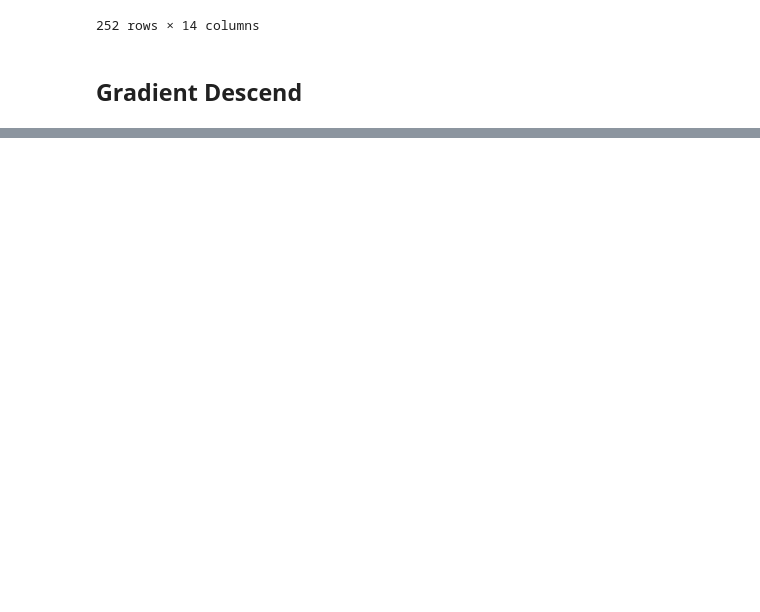
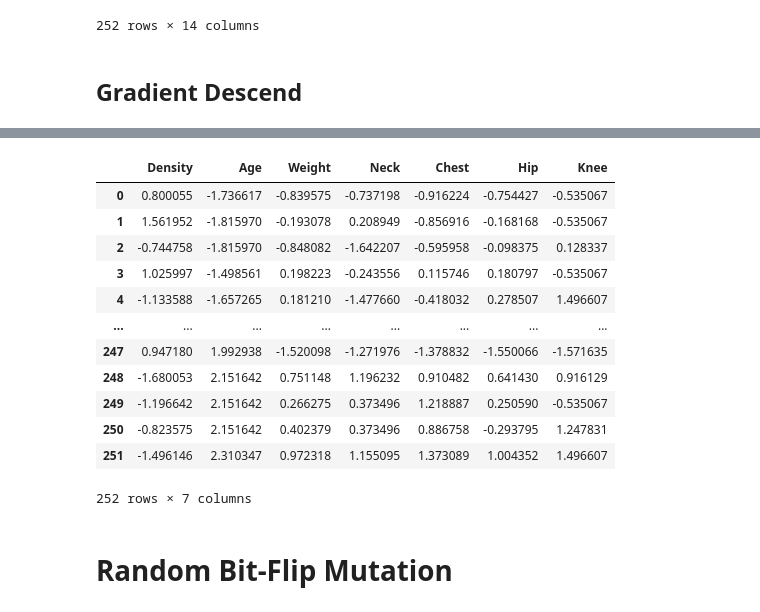
Before and after one commit to Hizejake/Optimization, a Jupyter notebook: Genetic Algorithms/body_fat_GA.ipynb, the cells around one changed output, grey strips where cells are left out. Drawn from its saved outputs; the diff is of its cells as text; code cells hidden in the pictures; blank space fills up the shorter version.

```diff
--- a/Genetic Algorithms/body_fat_GA.ipynb
+++ b/Genetic Algorithms/body_fat_GA.ipynb
@@ -145,0 +292,25 @@ array([19.14996689, -7.19902639,  0.24322083, -0.06041829,  0.02063024,
+# %%
+def uniform_crossover(X,parent1, parent2):
+
+    parent_list1 = parent1.columns.tolist()
+    # temp = 0
+
+    bool_arr1 = np.zeros(X.shape[1])
+    for i in parent_list1:
+        bool_arr1[X.columns.get_loc(i)] = 1
+
+    bool_arr2 = np.zeros(X.shape[1])
+    parent_list2 = parent2.columns.tolist()
+    for i in parent_list2:
+        bool_arr2[X.columns.get_loc(i)] = 1
+
+    for i in range(len(bool_arr1)):
+        if np.random.uniform() >= 0.5:
+            temp = bool_arr1[i]
+            bool_arr1[i] = bool_arr2[i]
+            bool_arr2[i] = temp
+            continue
+
+    new_parent1 = X.iloc[:, np.where(bool_arr1)[0]]
+    new_parent2 = X.iloc[:, np.where(bool_arr2)[0]]
+    return  new_parent1, new_parent2
@@ -145,0 +351,19 @@ array([19.14996689, -7.19902639,  0.24322083, -0.06041829,  0.02063024,
+# %%
+test_offspring1,test_offspring2 = uniform_crossover(X,test_parent1,test_parent2)
+test_offspring1
+# %% [output]
+|  | Density | Age | Weight | Neck | Chest | Hip | Knee |
+| 0 | 0.800055 | -1.736617 | -0.839575 | -0.737198 | -0.916224 | -0.754427 | -0.535067 |
+| 1 | 1.561952 | -1.815970 | -0.193078 | 0.208949 | -0.856916 | -0.168168 | -0.535067 |
+| 2 | -0.744758 | -1.815970 | -0.848082 | -1.642207 | -0.595958 | -0.098375 | 0.128337 |
+| 3 | 1.025997 | -1.498561 | 0.198223 | -0.243556 | 0.115746 | 0.180797 | -0.535067 |
+| 4 | -1.133588 | -1.657265 | 0.181210 | -1.477660 | -0.418032 | 0.278507 | 1.496607 |
+| ... | ... | ... | ... | ... | ... | ... | ... |
+| 247 | 0.947180 | 1.992938 | -1.520098 | -1.271976 | -1.378832 | -1.550066 | -1.571635 |
+| 248 | -1.680053 | 2.151642 | 0.751148 | 1.196232 | 0.910482 | 0.641430 | 0.916129 |
+| 249 | -1.196642 | 2.151642 | 0.266275 | 0.373496 | 1.218887 | 0.250590 | -0.535067 |
+| 250 | -0.823575 | 2.151642 | 0.402379 | 0.373496 | 0.886758 | -0.293795 | 1.247831 |
+| 251 | -1.496146 | 2.310347 | 0.972318 | 1.155095 | 1.373089 | 1.004352 | 1.496607 |
+252 rows × 7 columns
+# %% [markdown]
+# Random Bit-Flip Mutation
```
Also changed, not shown: parts of 36 cells of this notebook.
